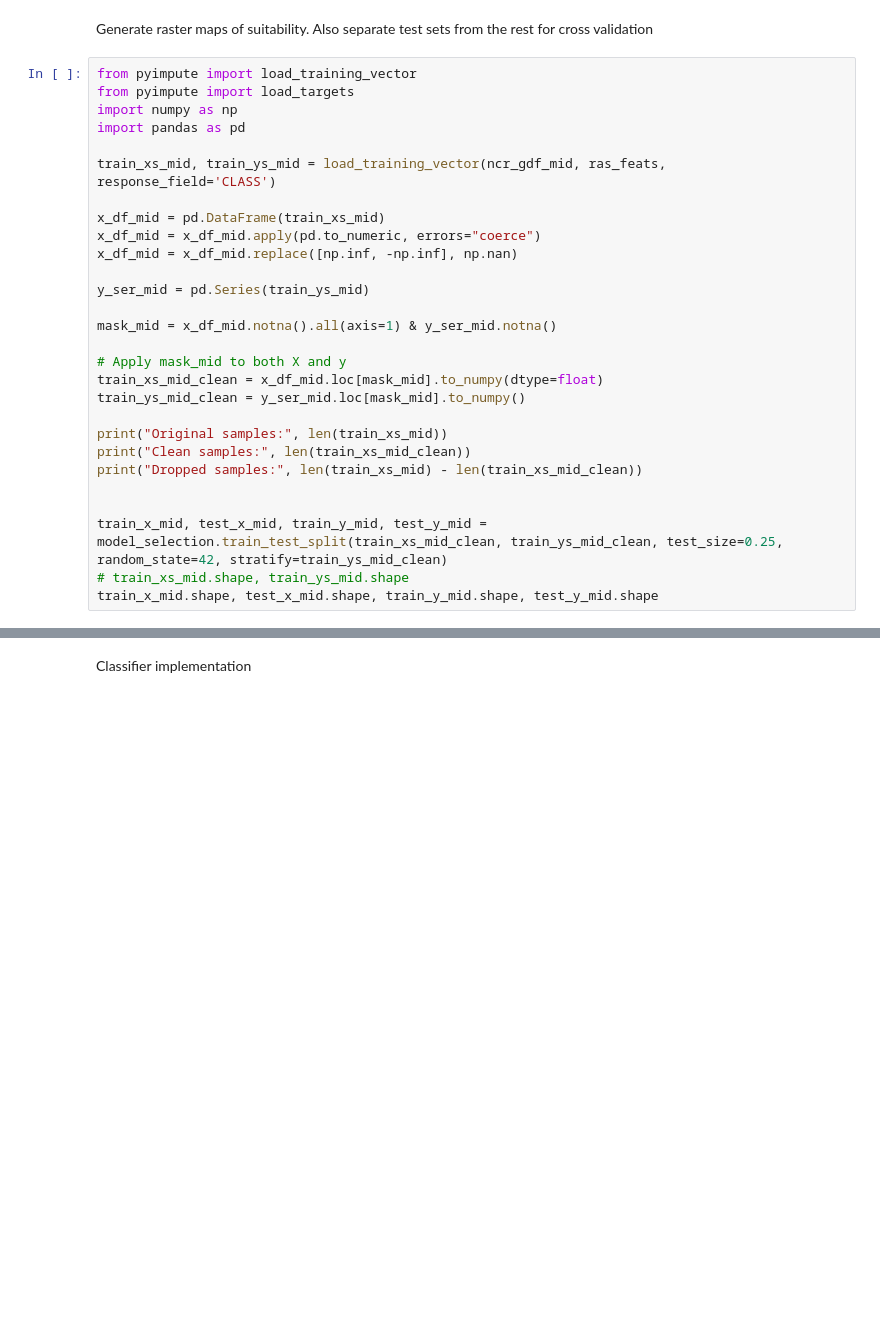
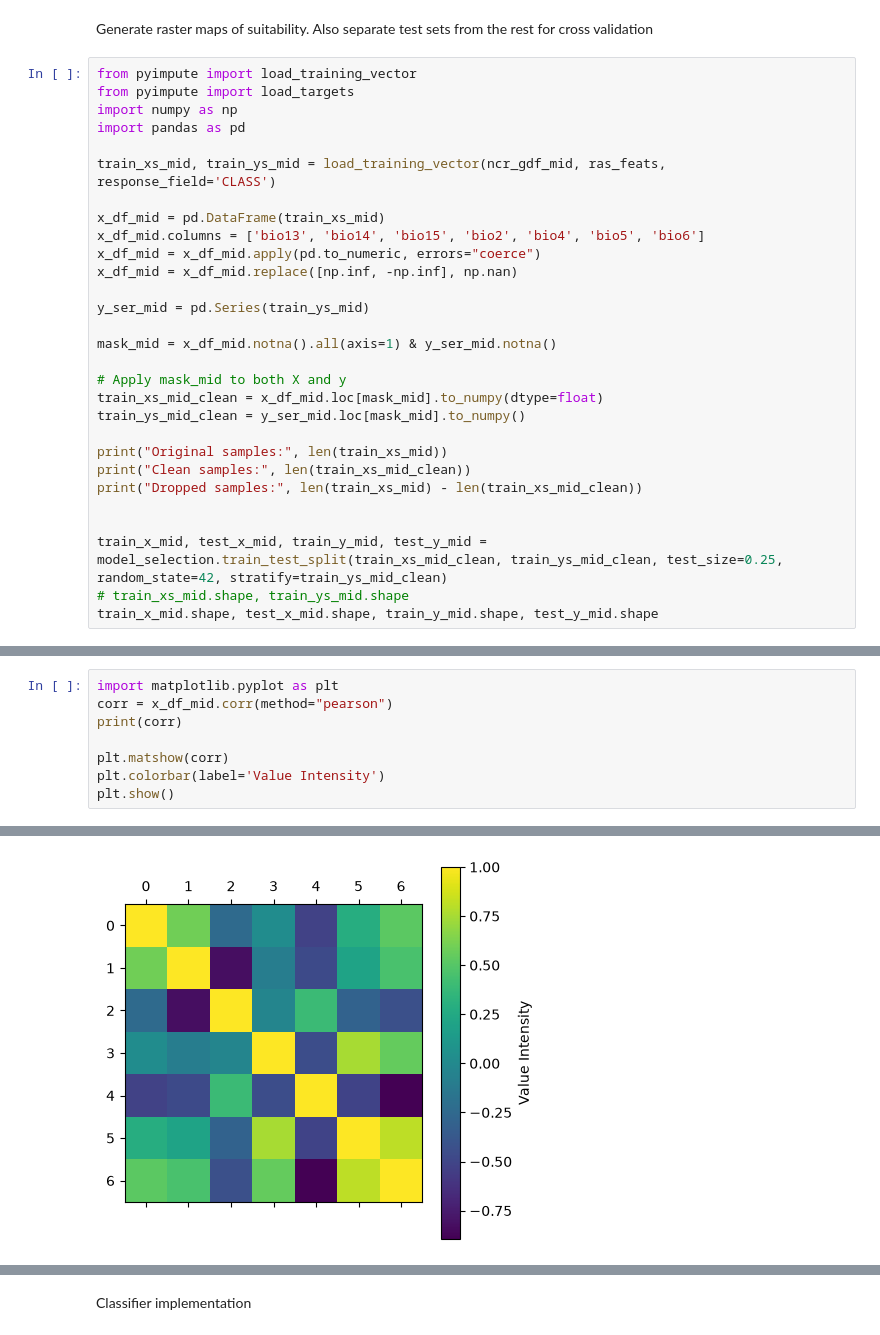
Before and after one commit to stacyc2449/wwf-sdm, a Jupyter notebook: sdm_notebook.ipynb, the cells around one changed output, grey strips where cells are left out. Cells and saved outputs as stored; diff of their text form; blank space fills up the shorter version.

Commit message:
added pearson correlation for the bioclim vars

```diff
--- a/sdm_notebook.ipynb
+++ b/sdm_notebook.ipynb
@@ -179,6 +190,7 @@ import pandas as pd
 train_xs_mid, train_ys_mid = load_training_vector(ncr_gdf_mid, ras_feats, response_field='CLASS')
 
 x_df_mid = pd.DataFrame(train_xs_mid)
+x_df_mid.columns = ['bio13', 'bio14', 'bio15', 'bio2', 'bio4', 'bio5', 'bio6']
 x_df_mid = x_df_mid.apply(pd.to_numeric, errors="coerce")
 x_df_mid = x_df_mid.replace([np.inf, -np.inf], np.nan)
 
@@ -205,0 +227,9 @@ Dropped samples: 0
+# %%
+import matplotlib.pyplot as plt
+corr = x_df_mid.corr(method="pearson")
+print(corr)
+
+plt.matshow(corr)
+plt.colorbar(label='Value Intensity')
+plt.show()
+# %% [output]
@@ -206,3 +244,4 @@ Dropped samples: 0
+[figure, added]
 # %%
 print(train_x_mid)
 # %% [output]
```
Also changed, not shown: parts of 16 cells of this notebook, 2 other files.
